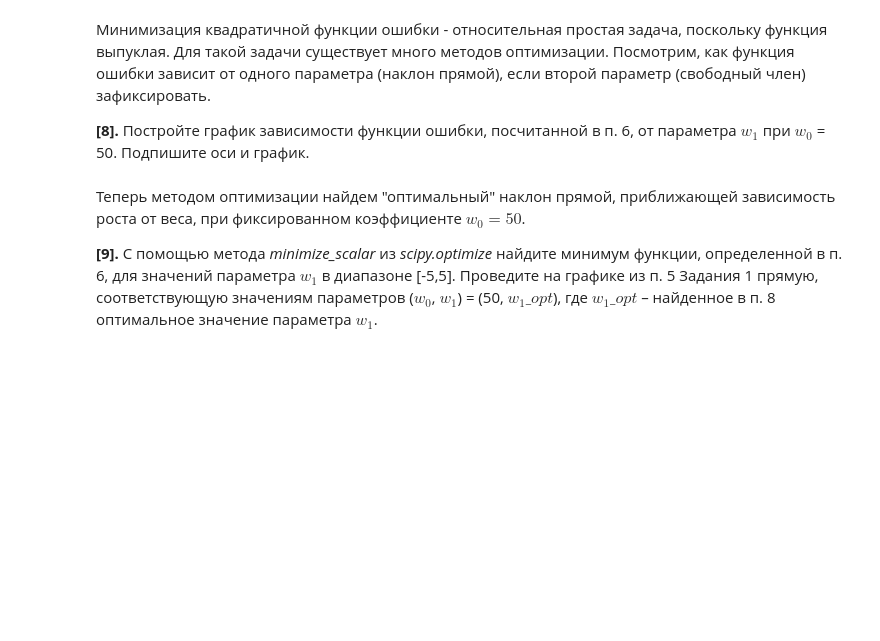
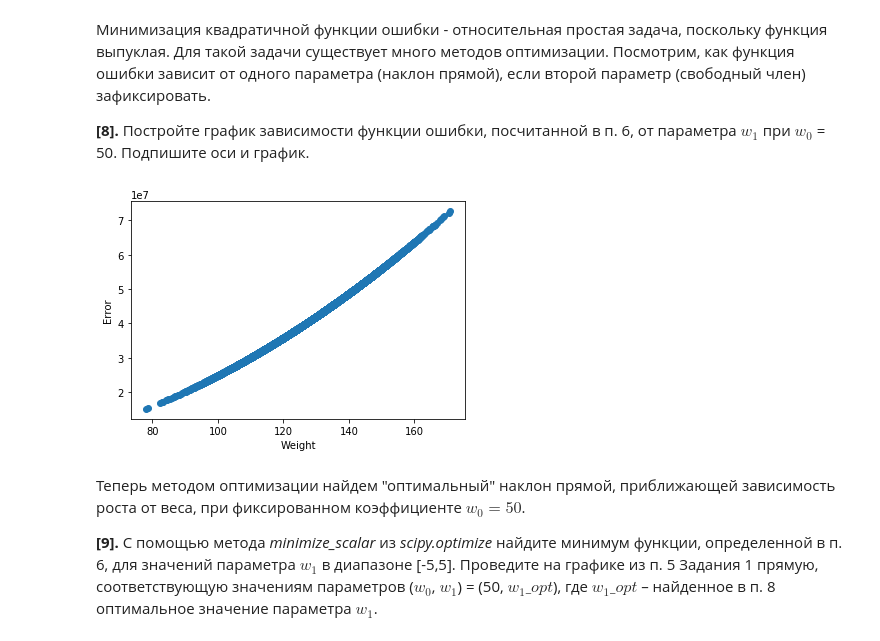
Before and after one commit to 7kia/MachineLearning, a Jupyter notebook: 1_linear_regression_task/peer_review_linreg_height_weight.ipynb, the cells around one changed output. Drawn from its saved outputs; the diff is of its cells as text; code cells hidden in the pictures; blank space fills up the shorter version.

```diff
--- a/1_linear_regression_task/peer_review_linreg_height_weight.ipynb
+++ b/1_linear_regression_task/peer_review_linreg_height_weight.ipynb
@@ -120,0 +119,20 @@ $$error(w_0, w_1) = \sum_{i=1}^n {(y_i - (w_0 + w_1 * x_i))}^2 $$
+# %%
+def getFunctionValue(w0, w1, x):
+    return w0 + w1*x
+
+def getError(w0, w1, x, y):
+    return y - getFunctionValue(w0, w1, x)
+
+def getErrorYList(w0, w1, xList, yList):
+    list = []
+    for i in range(1, len(xList) + 1):
+        list.append(getError(w0, w1, xList[i], yList[i]) ** 2)
+    return list
+
+def errorFunc(w0, w1, data):
+    sum = 0
+    for i in range(1, len(data['Height'])):
+        sum += getError(w0, w1, data['Weight'][i], data['Height'][i])
+    return sum
+
+print(errorFunc(50, 50, data))
@@ -133,3 +168,12 @@ $$error(w_0, w_1) = \sum_{i=1}^n {(y_i - (w_0 + w_1 * x_i))}^2 $$
+# %%
+line3x = data['Weight']
+line3y = getErrorYList(50, 50, data['Weight'], data['Height'])
+plt.plot(line3x, line3y, 'o')
+plt.xlabel('Weight')
+plt.ylabel('Error')
+plt.show()
+# %% [output]
+[figure, added]
 # %% [markdown]
 Теперь методом оптимизации найдем "оптимальный" наклон прямой, приближающей зависимость роста от веса, при фиксированном коэффициенте $w_0 = 50$.
 
```
Also changed, not shown: parts of 16 cells of this notebook.
